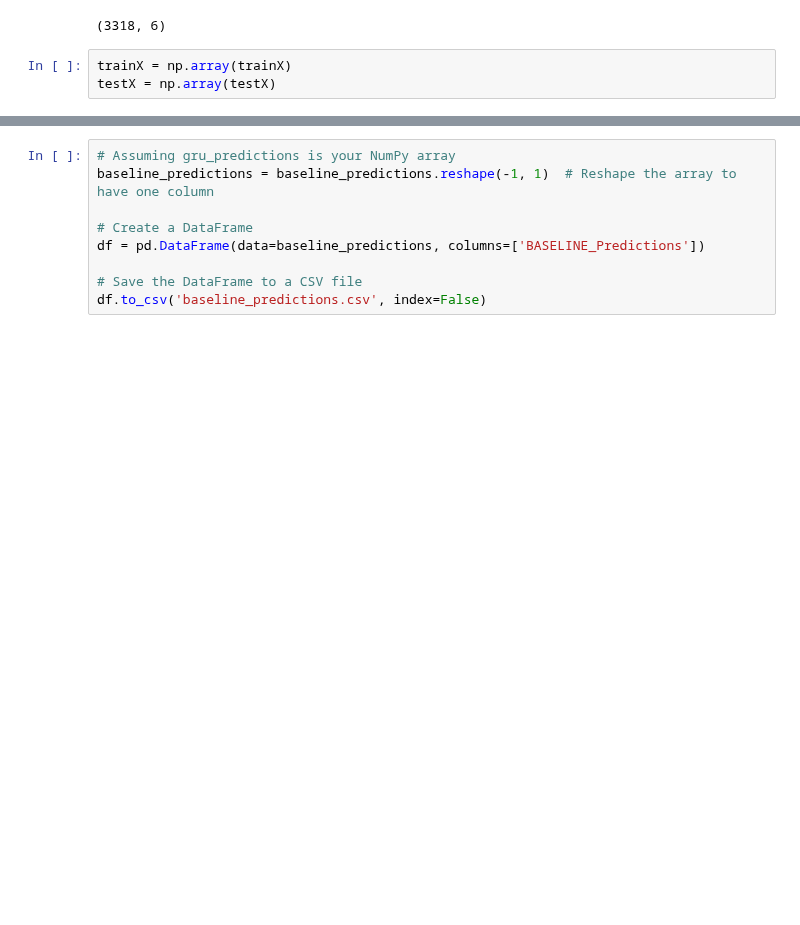
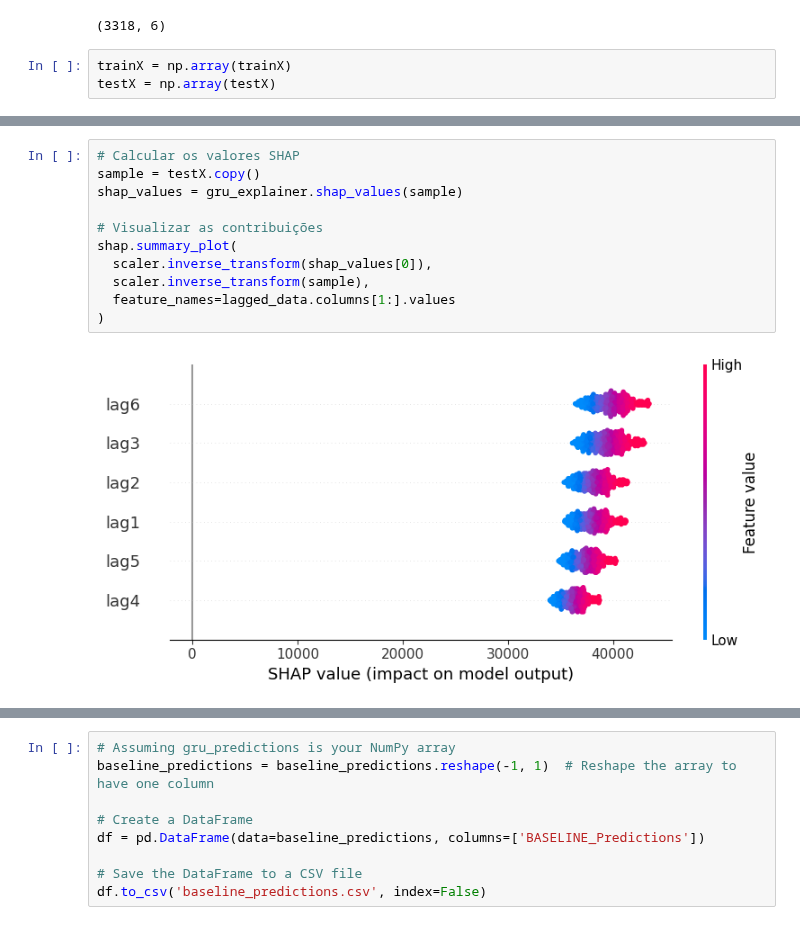
Before and after one commit to marreapato/Deep_Learning_Course, a Jupyter notebook: Baseline_Com_Lags.ipynb, the cells around one changed output, grey strips where cells are left out. Saved outputs shown, nothing was run; the diff lists cells and outputs as text; blank space fills up the shorter version.

```diff
--- a/Baseline_Com_Lags.ipynb
+++ b/Baseline_Com_Lags.ipynb
@@ -234,0 +389,13 @@ LSTM Model MASE: 0.06
+# %%
+# Calcular os valores SHAP
+sample = testX.copy()
+shap_values = gru_explainer.shap_values(sample)
+
+# Visualizar as contribuições
+shap.summary_plot(
+  scaler.inverse_transform(shap_values[0]),
+  scaler.inverse_transform(sample),
+  feature_names=lagged_data.columns[1:].values
+)
+# %% [output]
+[figure, added]
```
Also changed, not shown: parts of 53 cells of this notebook.
